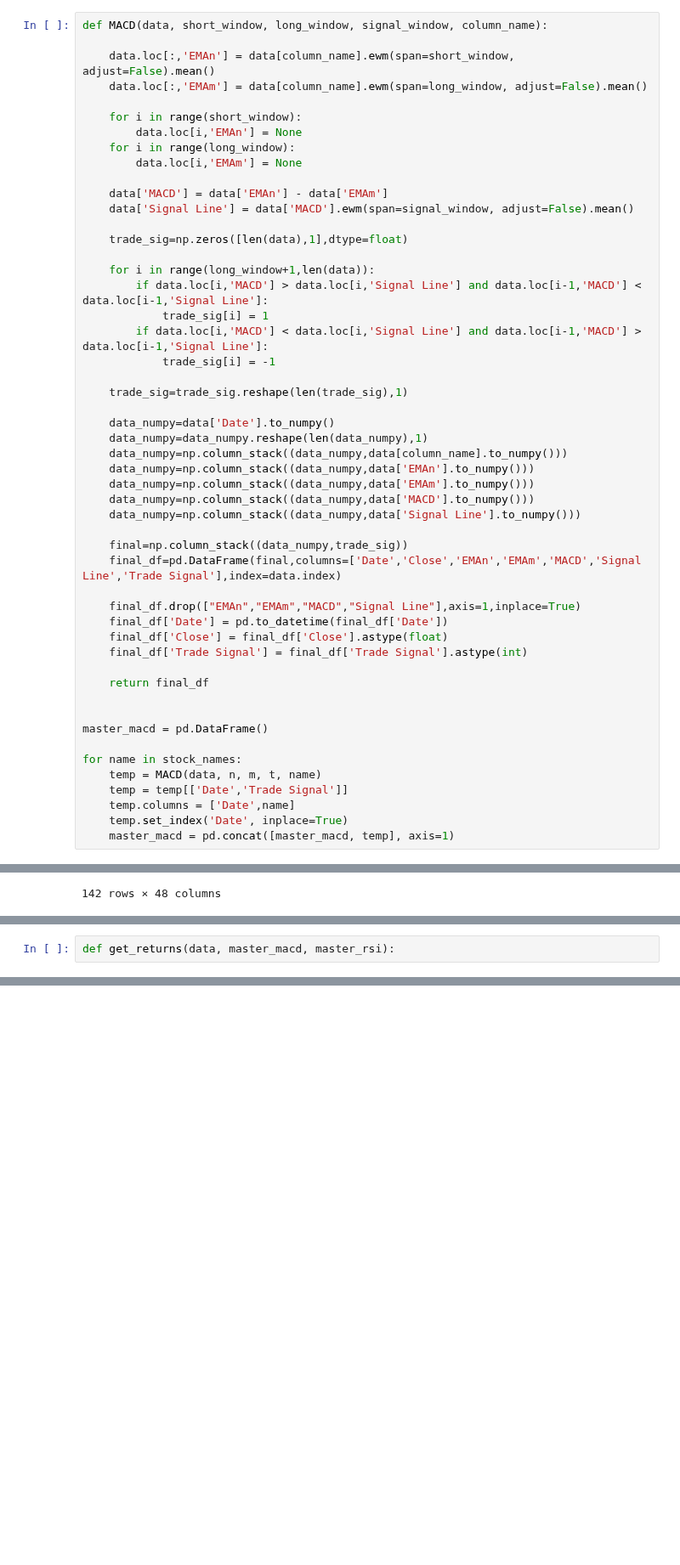
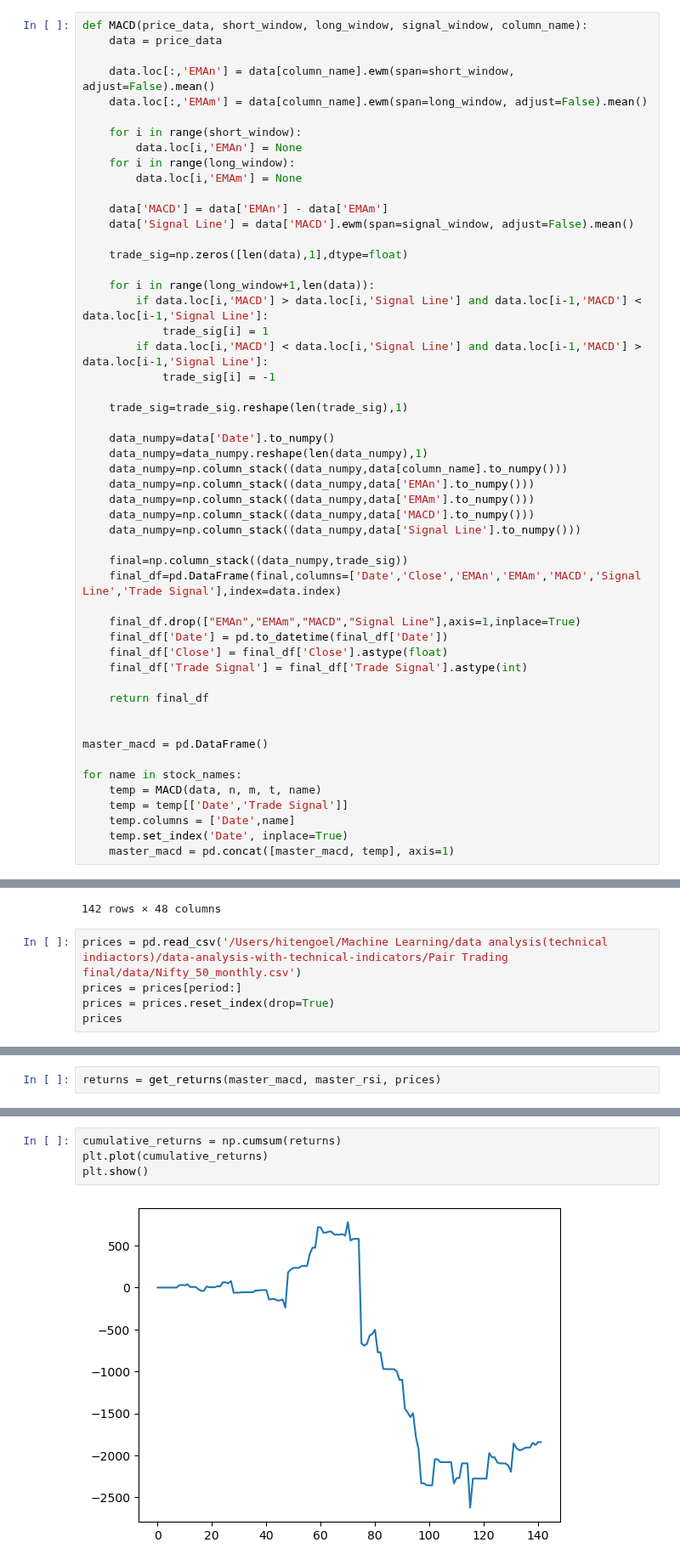
Before and after one commit to vedant2423/data-analysis-with-technical-indicators, a Jupyter notebook: Pair Trading final/notebooks/monthly_pair_trade.ipynb, the cells around one changed output, grey strips where cells are left out. Shown at 85% size. Drawn from its saved outputs; the diff is of its cells as text; blank space fills up the shorter version.

Commit message:
monthly_trade macd+rsi

```diff
--- a/Pair Trading final/notebooks/monthly_pair_trade.ipynb
+++ b/Pair Trading final/notebooks/monthly_pair_trade.ipynb
@@ -35,5 +36,6 @@ period = 14
 # %%
-def MACD(data, short_window, long_window, signal_window, column_name):
+def MACD(price_data, short_window, long_window, signal_window, column_name):
+    data = price_data
 
     data.loc[:,'EMAn'] = data[column_name].ewm(span=short_window, adjust=False).mean()
     data.loc[:,'EMAm'] = data[column_name].ewm(span=long_window, adjust=False).mean()
@@ -150,3 +152,8 @@ master_rsi
 | 140 | 2023-11-01 | 50.993542 | 53.984581 | 57.126058 | 49.281118 | 61.318766 | 73.023776 | ... |
 | 141 | 2023-12-01 | 53.112149 | 57.334855 | 65.284737 | 54.958844 | 68.699377 | 78.232327 | ... |
 142 rows × 48 columns
+# %%
+prices = pd.read_csv('/Users/hitengoel/Machine Learning/data analysis(technical indiactors)/data-analysis-with-technical-indicators/Pair Trading final/data/Nifty_50_monthly.csv')
+prices = prices[period:]
+prices = prices.reset_index(drop=True)
+prices
@@ -153,2 +215,2 @@ master_rsi
 # %%
-def get_returns(data, master_macd, master_rsi):
+returns = get_returns(master_macd, master_rsi, prices)
@@ -154,0 +237,6 @@ def get_returns(data, master_macd, master_rsi):
+# %%
+cumulative_returns = np.cumsum(returns)
+plt.plot(cumulative_returns)
+plt.show()
+# %% [output]
+[figure, added]
```
Also changed, not shown: parts of 5 cells of this notebook, 2 other files.
